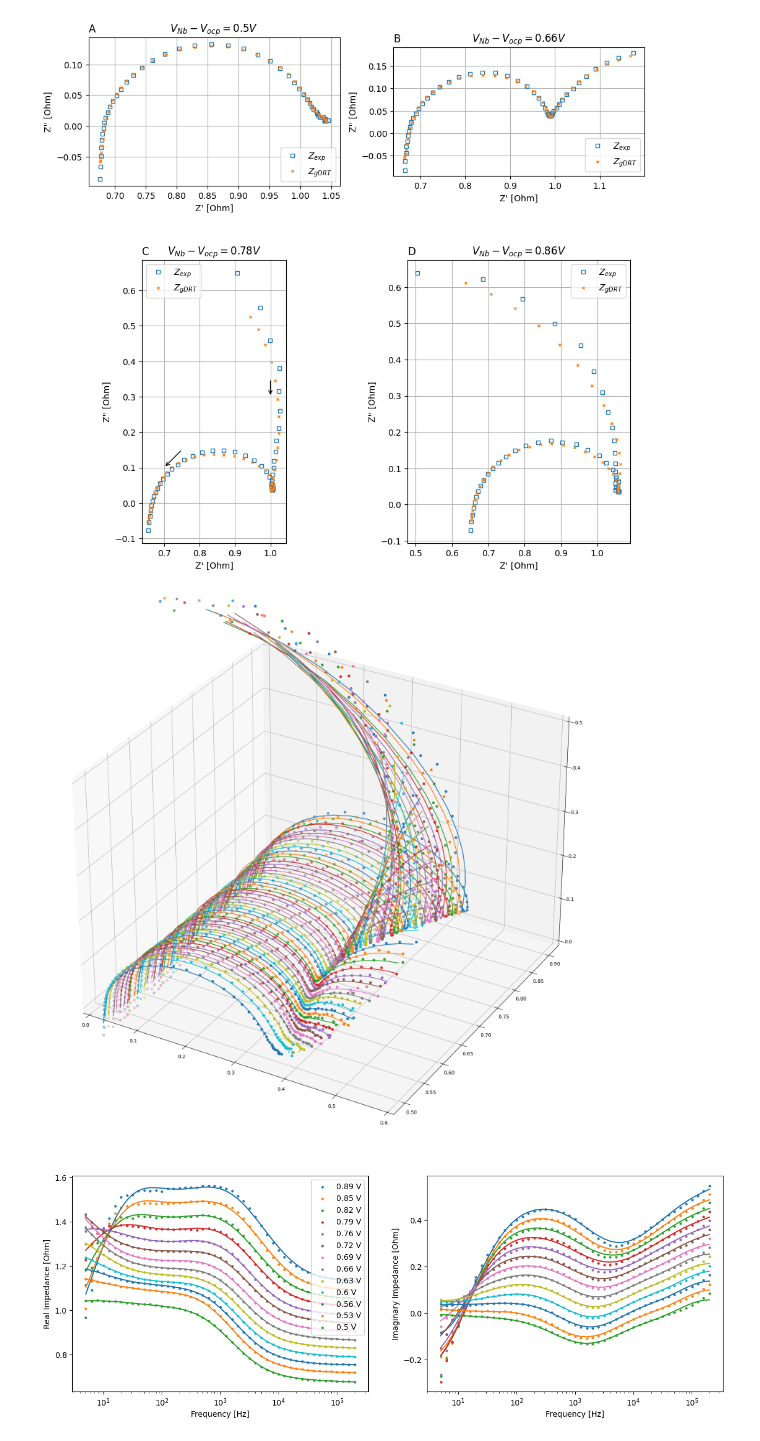
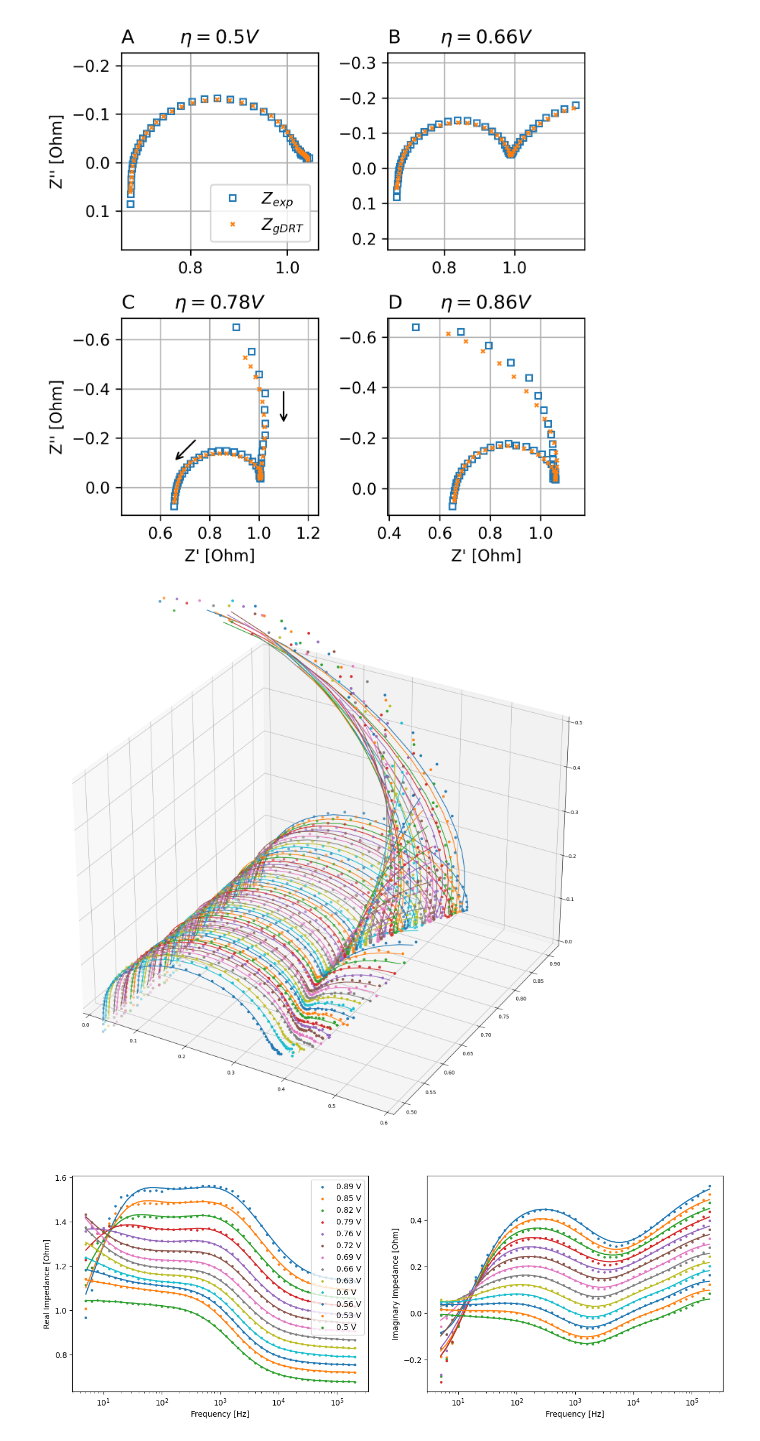
Before and after one commit to EricViklund/nbeis, a Jupyter notebook: DRT-Compute-3.ipynb, the cells around one changed output. Drawn from its saved outputs; the diff is of its cells as text; code cells hidden in the pictures.

```diff
--- a/DRT-Compute-3.ipynb
+++ b/DRT-Compute-3.ipynb
@@ -480,5 +480,5 @@ Elapsed time: 0.23 seconds
 # %%
-fig, axs = plt.subplots(2,2,figsize=(10,10))
+fig, axs = plt.subplots(2,2,dpi=300,figsize=(5,5))
 
 #ax.set_xlim(0.6,1.2)
 #ax.set_ylim(-0.2,0.3)
@@ -489,42 +489,48 @@ for i, key in enumerate([list(output.keys())[key] for key in [0,20,35,45]]):
 
     Z_exp_re = cycle_output['ReZ']
     Z_exp_im = cycle_output['ImZ']
     #Z_sim_re = np.matmul(cycle_output['A_re'],cycle_output['x'])+cycle_output['R']
     #Z_sim_im = np.matmul(cycle_output['A_im'],cycle_output['x'])+np.exp(cycle_output['f_m'])*cycle_output['L']-np.exp(-cycle_output['f_m'])*cycle_output['C']
 
     Z_sim_re, Z_sim_im = generalized_DRT(cycle_output['params'], cycle_output['A_re'], cycle_output['A_im'], cycle_output['f_m'])
 
     #Z_sim_re -= cycle_output['R']
     #Z_sim_im -= np.exp(cycle_output['f_m'])*cycle_output['L']
 
     electrode_voltage = cycle_output['E'][0].round(2)
 
     ax = axs.flatten()[i]
 
-    ax.set_title(f"$V_{{Nb}} - V_{{ocp}} = {electrode_voltage} V$")
+    ax.set_title(f"$\eta = {electrode_voltage} V$")
     ax.set_title(['A','B','C','D'][i],loc = 'left')
-    ax.plot(Z_exp_re,-Z_exp_im,marker='s',markersize=4,fillstyle='none',linestyle='none',label="$Z_{exp}$")
-    ax.plot(Z_sim_re,-Z_sim_im,marker='x',markersize=2.5,fillstyle='none',linestyle='none',label="$Z_{gDRT}$")
+    ax.plot(Z_exp_re,Z_exp_im,marker='s',markersize=4,fillstyle='none',linestyle='none',label="$Z_{exp}$")
+    ax.plot(Z_sim_re,Z_sim_im,marker='x',markersize=2.5,fillstyle='none',linestyle='none',label="$Z_{gDRT}$")
     ax.set_aspect('equal')
+    ax.set_box_aspect(1)
 
-    ax.set_xlabel("Z' [Ohm]")
-    ax.set_ylabel("Z'' [Ohm]")
+    ax.invert_yaxis()
 
     ax.grid('both')
 
-    ax.legend()
+axs[0][0].set_ylabel("Z'' [Ohm]")
+axs[1][0].set_ylabel("Z'' [Ohm]")
+
+axs[1][0].set_xlabel("Z' [Ohm]")
+axs[1][1].set_xlabel("Z' [Ohm]")
 
 
-axs[1][0].annotate("", xy=(0.7, 0.1), xytext=(0.75, 0.15),
+axs[0][0].legend()
+
+axs[1][0].annotate("", xy=(0.65, -0.1), xytext=(0.75, -0.2),
             arrowprops=dict(arrowstyle="->"))
-axs[1][0].annotate("", xy=(1.0, 0.3), xytext=(1.00, 0.35),
+axs[1][0].annotate("", xy=(1.1, -0.25), xytext=(1.1, -0.4),
             arrowprops=dict(arrowstyle="->"))
 
 fig.tight_layout()
 
 plt.savefig("figures/nyquist.png")
 # %% [output]
-[figure, old version]
+[figure, new version]
 # %%
 ax = plt.figure(figsize=(20,20)).add_subplot(projection='3d')
 
@@ -552,7 +558,7 @@ for i, key in reversed(list(enumerate(output.keys()))):
 
 plt.show()
 # %% [output]
-[figure, old version]
+[figure, new version]
 # %%
 fig, axs = plt.subplots(1,2,figsize=(15,5))
 
```
Also changed, not shown: parts of 2 cells of this notebook, 9 other files.
